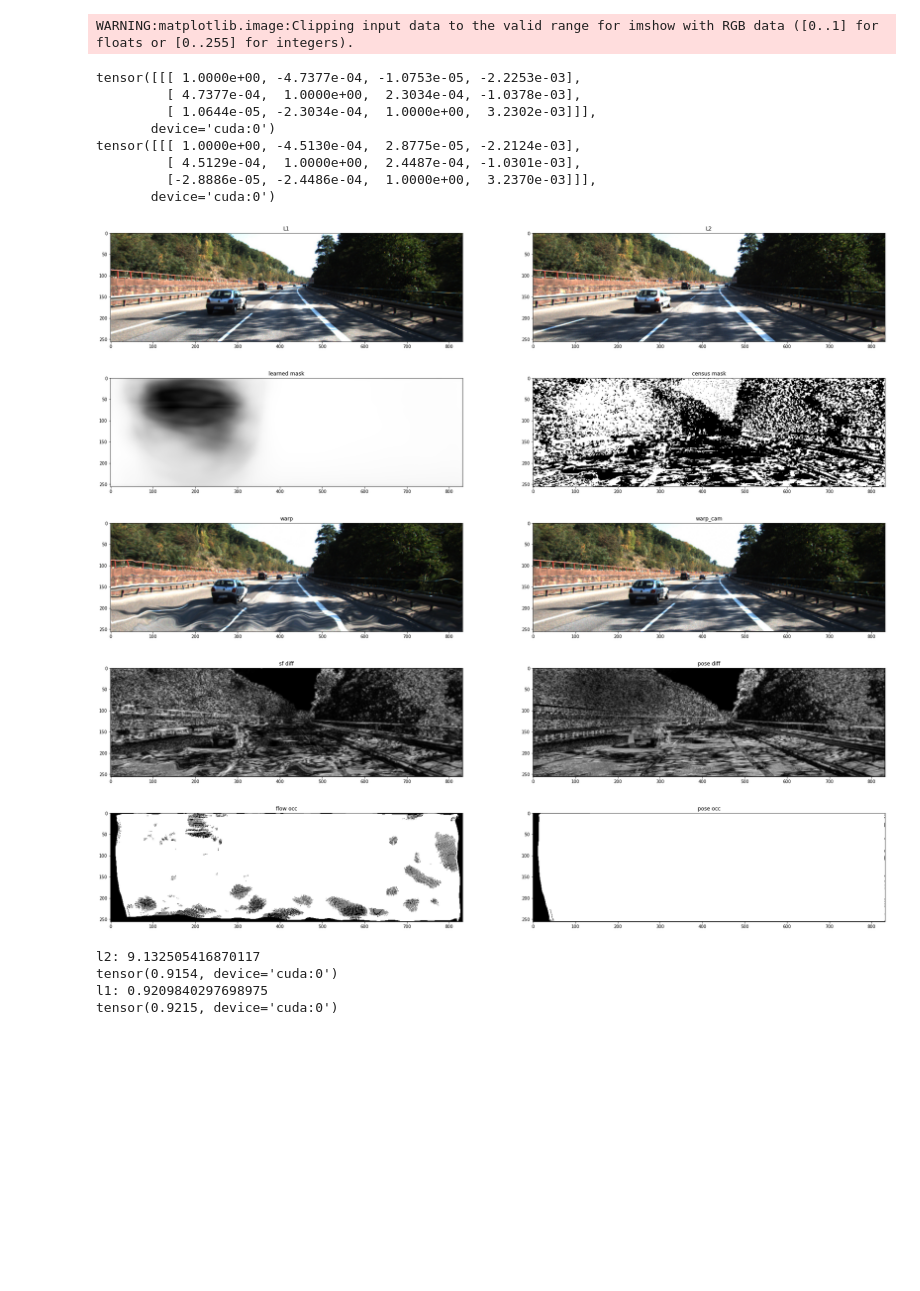
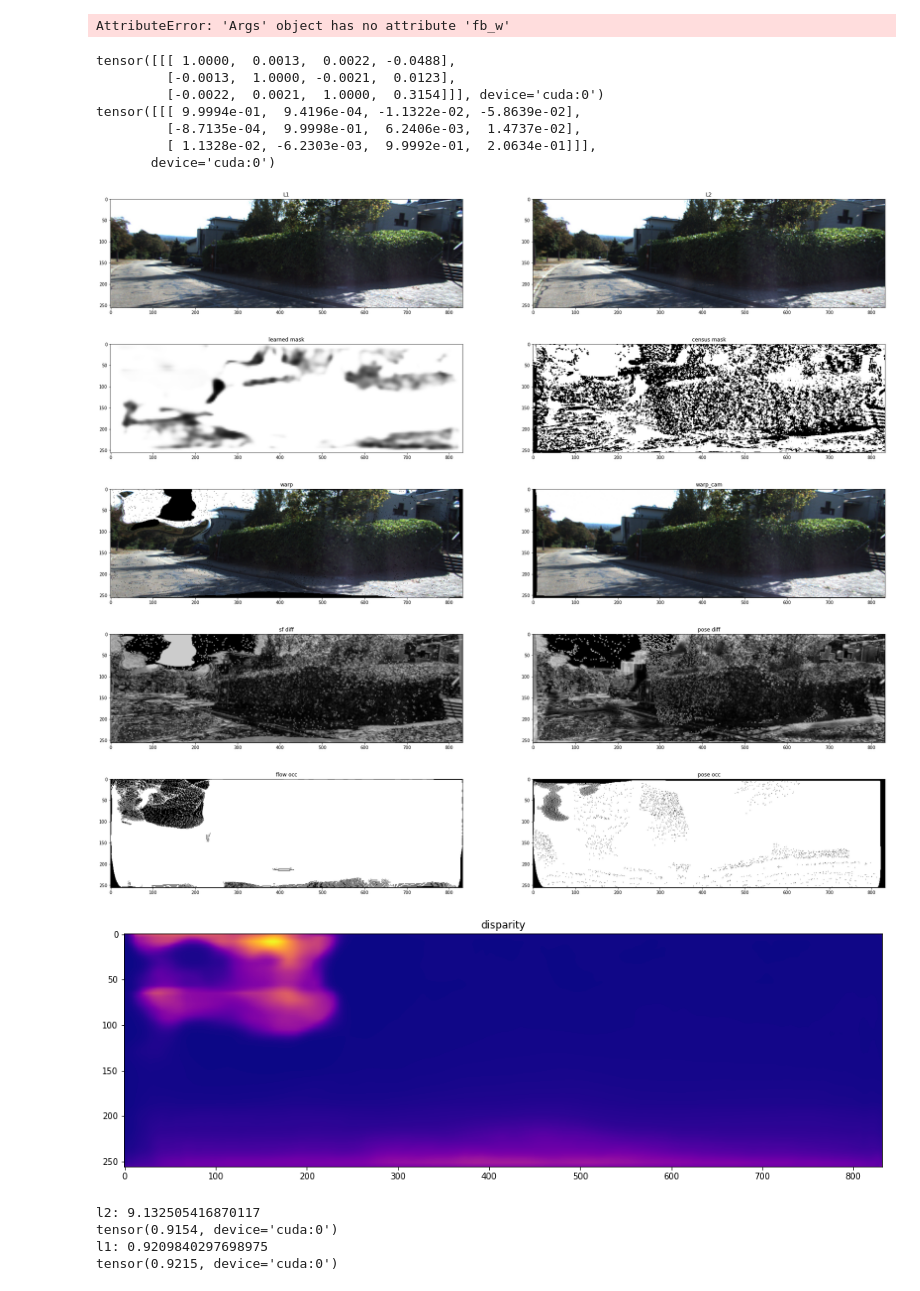
Before and after one commit to shreyas23/motionflow, a Jupyter notebook: eval.ipynb, the cells around one changed output. Cells and saved outputs as stored; diff of their text form; code cells hidden in the pictures; blank space fills up the shorter version.

Commit message:
restructuring model and loss

```diff
--- a/eval.ipynb
+++ b/eval.ipynb
@@ -22,7 +22,7 @@ def get_visuals(input_dict, output_dict, model_name='scenenet_joint'):
 
     # disparity
     disp_l2 = output_dict['disp_l2'][0].detach()
-    _, _, h_dp, w_dp = sf_b.size()
+    _, _, h_dp, w_dp = disp_l2.size()
     disp_l2 = disp_l2 * w_dp
 
     # scene flow
@@ -51,14 +51,14 @@ def get_visuals(input_dict, output_dict, model_name='scenenet_joint'):
 import torch
 import torch.nn as nn
 from collections import OrderedDict
-from models.SceneNetStereoJointIter import SceneNetStereoJointIter
 from models.SceneNetMonoJointIter import SceneNetMonoJointIter
 from datasets.kitti_2015_train import KITTI_2015_MonoSceneFlow_Full
+from datasets.kitti_raw_monosf import KITTI_Raw_EigenSplit_Full
 
 from losses_eval import Eval_SceneFlow_KITTI_Test, Eval_SceneFlow_KITTI_Train
 from losses import Loss_SceneFlow_SelfSup_JointIter
 
-from augmentations import Augmentation_Resize_Only
+from augmentations import Augmentation_Resize_Only, Augmentation_SceneFlow
 from torch.utils.data import DataLoader
 
 import matplotlib.pyplot as plt
@@ -75,43 +75,44 @@ class Args:
     use_mask = True
     decoder_type = "full"
     use_flow_mask = False
-    sf_lr_w = 0.0
-    pose_lr_w = 0.0
     mask_lr_w = 1.0
     disp_lr_w = 1.0
     disp_pts_w = 0.0
     sf_pts_w = 0.2
     sf_sm_w = 200
-    fb_w = 0.2
     pose_sm_w = 200
     pose_pts_w = 0.2
     disp_sm_w = 0.2
     disp_smooth_w = 0.1
     mask_reg_w = 0.2
     encoder_name="pwc"
-    static_cons_w = 1.0
-    mask_cons_w = 0.2
-    mask_sm_w = 0.1
+    static_cons_w = 0.0
+    mask_cons_w = 0.0
+    mask_sm_w = 0.0
     flow_diff_thresh=1e-3
     evaluation=True
 
 args = Args()
 
 model = SceneNetMonoJointIter(args).cuda()
-state_dict = torch.load('pretrained/no_fb_large/4.ckpt')['model']
+state_dict = torch.load('pretrained/iter_joint/39.ckpt')['model']
 new_state_dict = OrderedDict()
 for k, v in state_dict.items():
     name = k[7:]
     new_state_dict[name] = v
 model.load_state_dict(new_state_dict)
 
+# augmentation = Augmentation_SceneFlow(args).cuda()
 augmentation = Augmentation_Resize_Only(args).cuda()
 
-val_dataset = KITTI_2015_MonoSceneFlow_Full(args, root="/external/datasets/kitti2015/")
+# val_dataset = KITTI_2015_MonoSceneFlow_Full(args, root="/external/datasets/kitti2015/")
+val_dataset = KITTI_Raw_EigenSplit_Full(args, root="/external/datasets/kitti_data_jpg/")
 val_loader = DataLoader(val_dataset, shuffle=True, batch_size=1, pin_memory=False)
 
 loss = Eval_SceneFlow_KITTI_Train(args)
 train_loss = Loss_SceneFlow_SelfSup_JointIter(args)
+# %% [output]
+AttributeError: 'Args' object has no attribute 'fb_w'
 # %%
 %autoreload
 
@@ -155,47 +156,51 @@ img_l2 = data['input_l2_aug'].squeeze().permute(1, 2, 0).cpu()
 fig, (ax1, ax2) = plt.subplots(1,2, figsize=(32, 32))
 ax1.imshow(img_l1)
 ax1.title.set_text('L1')
 ax2.imshow(img_l2)
 ax2.title.set_text('L2')
 
 fig, (ax3, ax4) = plt.subplots(1,2, figsize=(32, 32));
 ax3.imshow(mask, cmap='gray');
 ax3.title.set_text('learned mask')
 ax4.imshow(census_mask.float(), cmap='gray');
 ax4.title.set_text('census mask')
 
 fig, (ax3, ax4) = plt.subplots(1,2, figsize=(32, 32));
 ax3.imshow(img_l1_warp);
 ax3.title.set_text('warp')
 ax4.imshow(img_l1_warp_cam);
 ax4.title.set_text('warp_cam')
 
 fig, (ax3, ax4) = plt.subplots(1,2, figsize=(32, 32));
 ax3.imshow(out['sf_diffs_b'].cpu().squeeze(), cmap='gray');
 ax3.title.set_text('sf diff')
 ax4.imshow(out['pose_diffs_b'].cpu().squeeze(), cmap='gray');
 ax4.title.set_text('pose diff')
 
 fig, (ax3, ax4) = plt.subplots(1,2, figsize=(32, 32));
 ax3.imshow(out['flow_occ_f'].cpu().squeeze(), cmap='gray');
 ax3.title.set_text('flow occ')
 ax4.imshow(out['pose_occ_f'].cpu().squeeze(), cmap='gray');
 ax4.title.set_text('pose occ')
+
+plt.figure(figsize=(16, 16))
+plt.imshow(disp_l2.cpu().squeeze(), cmap='plasma')
+plt.title('disparity')
+plt.show()
 # %% [output]
-WARNING:matplotlib.image:Clipping input data to the valid range for imshow with RGB data ([0..1] for floats or [0..255] for integers).
+tensor([[[ 1.0000,  0.0013,  0.0022, -0.0488],
+         [-0.0013,  1.0000, -0.0021,  0.0123],
+         [-0.0022,  0.0021,  1.0000,  0.3154]]], device='cuda:0')
+tensor([[[ 9.9994e-01,  9.4196e-04, -1.1322e-02, -5.8639e-02],
+         [-8.7135e-04,  9.9998e-01,  6.2406e-03,  1.4737e-02],
+         [ 1.1328e-02, -6.2303e-03,  9.9992e-01,  2.0634e-01]]],
+       device='cuda:0')
-tensor([[[ 1.0000e+00, -4.7377e-04, -1.0753e-05, -2.2253e-03],
-         [ 4.7377e-04,  1.0000e+00,  2.3034e-04, -1.0378e-03],
-         [ 1.0644e-05, -2.3034e-04,  1.0000e+00,  3.2302e-03]]],
-       device='cuda:0')
-tensor([[[ 1.0000e+00, -4.5130e-04,  2.8775e-05, -2.2124e-03],
-         [ 4.5129e-04,  1.0000e+00,  2.4487e-04, -1.0301e-03],
-         [-2.8886e-05, -2.4486e-04,  1.0000e+00,  3.2370e-03]]],
-       device='cuda:0')
-[figure, old version]
+[figure, new version]
-[figure, old version]
+[figure, new version]
-[figure, old version]
+[figure, new version]
-[figure, old version]
+[figure, new version]
-[figure, old version]
+[figure, new version]
+[figure, added]
 # %%
 %autoreload
 
```
Also changed, not shown: 17 other files.
